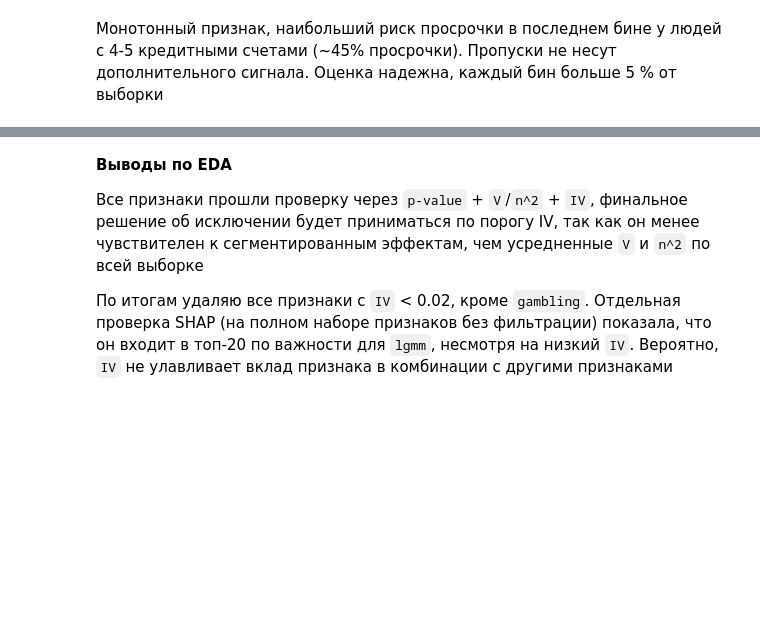
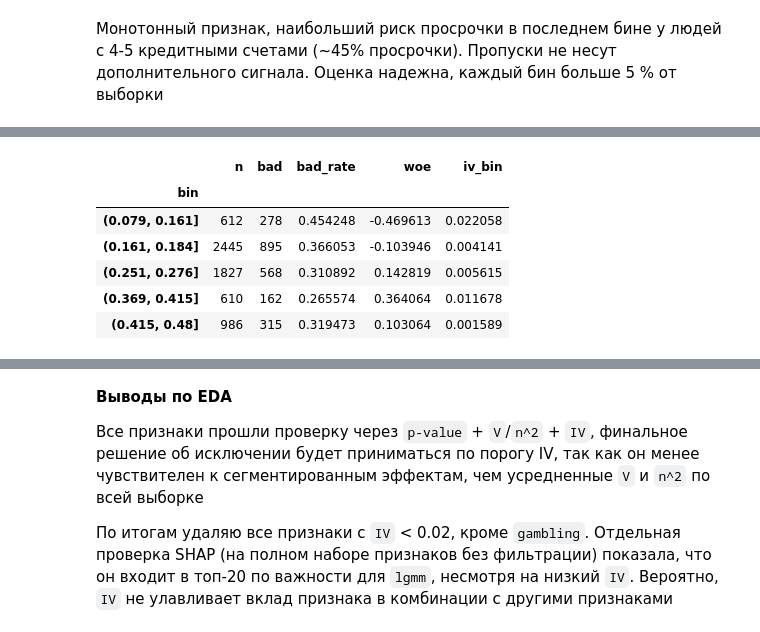
Before and after one commit to Polemarh/credit_scoring_ml, a Jupyter notebook: competition.ipynb, the cells around one changed output, grey strips where cells are left out. Drawn from its saved outputs; the diff is of its cells as text; code cells hidden in the pictures; blank space fills up the shorter version.

```diff
--- a/competition.ipynb
+++ b/competition.ipynb
@@ -1027,0 +1042,11 @@ visualization(woe_table, 'bureau_account_id_count', 'target')
+# %%
+woe_table, iv = calc_woe_iv(train, 'interest_rate', 'target')
+woe_table
+# %% [output]
+|  | n | bad | bad_rate | woe | iv_bin |
+| bin |  |  |  |  |  |
+| (0.079, 0.161] | 612 | 278 | 0.454248 | -0.469613 | 0.022058 |
+| (0.161, 0.184] | 2445 | 895 | 0.366053 | -0.103946 | 0.004141 |
+| (0.251, 0.276] | 1827 | 568 | 0.310892 | 0.142819 | 0.005615 |
+| (0.369, 0.415] | 610 | 162 | 0.265574 | 0.364064 | 0.011678 |
+| (0.415, 0.48] | 986 | 315 | 0.319473 | 0.103064 | 0.001589 |
```
Also changed, not shown: parts of 8 cells of this notebook.
